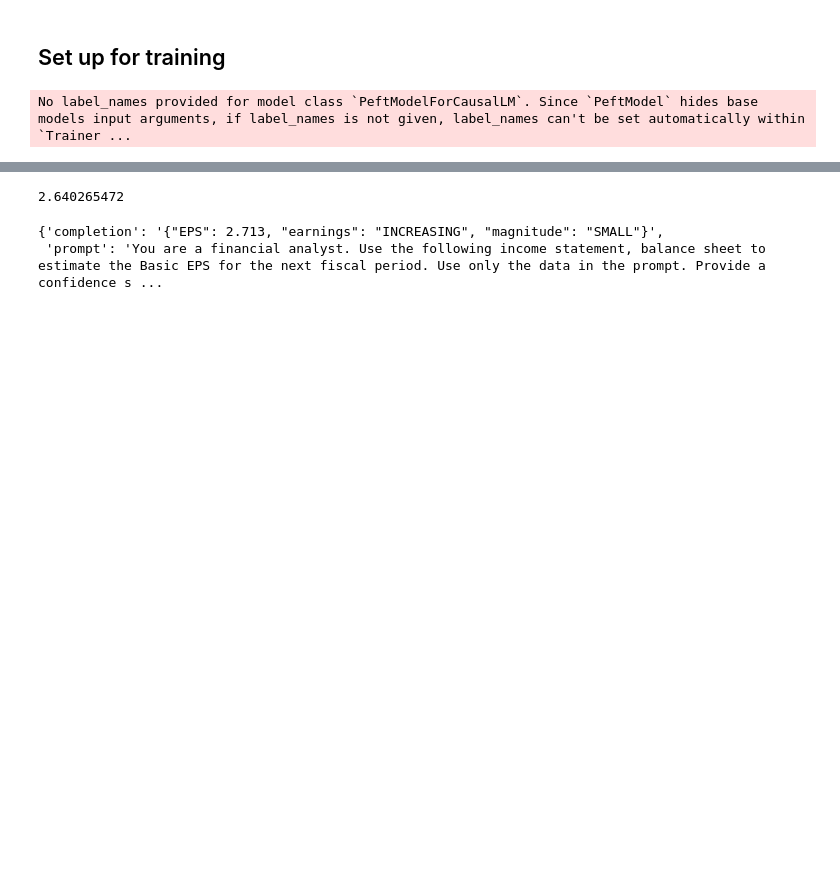
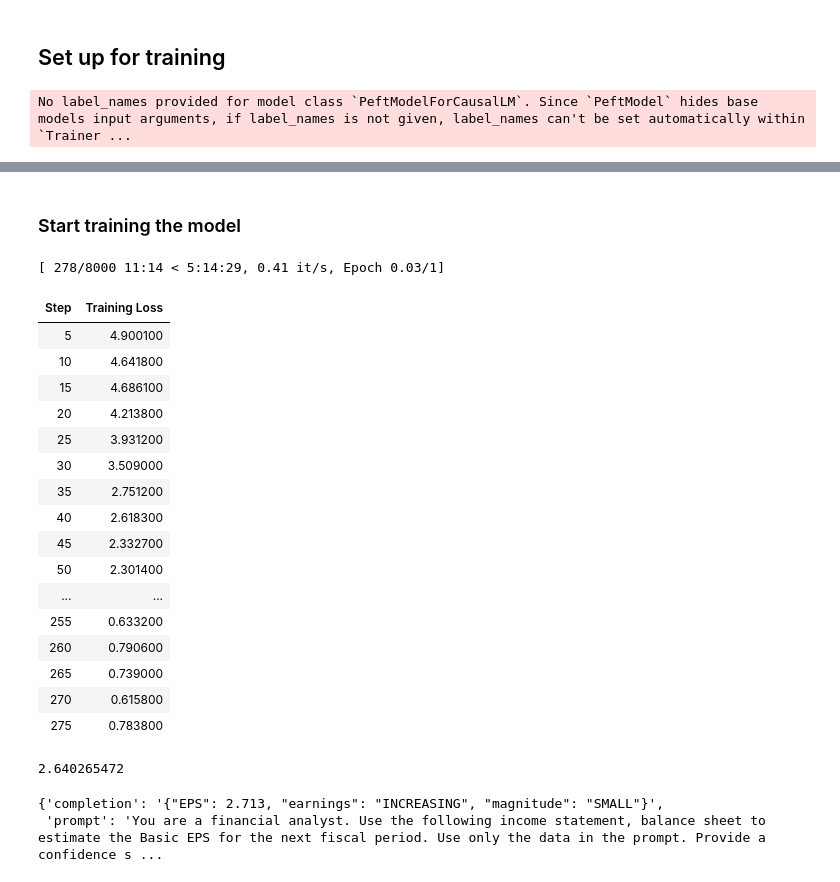
Before and after one commit to bmc-eng/LLMFinancialAnalyst, a Jupyter notebook: 03 - Finetuning Open Source.ipynb, the cells around one changed output, grey strips where cells are left out. Cells and saved outputs as stored; diff of their text form; code cells hidden in the pictures; blank space fills up the shorter version.

```diff
--- a/03 - Finetuning Open Source.ipynb
+++ b/03 - Finetuning Open Source.ipynb
@@ -179,14 +183,24 @@ model.generation_config.pad_token_id = tokenizer.pad_token_id
 # %%
 # mask the majority of the prompt for estimating
 from trl import DataCollatorForCompletionOnlyLM
-template = "confidence: "
-collator = DataCollatorForCompletionOnlyLM(tokenizer.encode(template, add_special_tokens = False)[2:], tokenizer=tokenizer)
+template = "The next period EPS is:"
+#collator = DataCollatorForCompletionOnlyLM(tokenizer.encode(template, add_special_tokens = False)[2:], tokenizer=tokenizer)
+collator = DataCollatorForCompletionOnlyLM(template, tokenizer=tokenizer)
 # %%
+# lora_parameters = LoraConfig(
+#     lora_alpha = 8,
+#     lora_dropout = 0.1,
+#     target_modules = ['q_proj','v_proj','k_proj', 'o_proj'],
+#     r = 4,
+#     bias = 'none',
+#     task_type = 'CAUSAL_LM'
+# )
+
 lora_parameters = LoraConfig(
-    lora_alpha = 8,
+    lora_alpha = 16,
     lora_dropout = 0.1,
     target_modules = ['q_proj','v_proj','k_proj', 'o_proj'],
-    r = 4,
+    r = 8,
     bias = 'none',
     task_type = 'CAUSAL_LM'
 )
@@ -210,11 +224,11 @@ train_parameters = SFTConfig(
     max_steps=-1,
     push_to_hub=False,
     save_strategy="steps",
-    max_seq_length=3000,
+    max_seq_length=4000,
     dataset_text_field='prompt',
     group_by_length=True,
     run_name='Earnings',
-    remove_unused_columns=False,
+    #label_names=['labels']
 )
 # %%
 fine_tuning = SFTTrainer(
@@ -241,5 +255,26 @@ len(tokens)
+# %% [markdown]
+### Start training the model
 # %%
-#fine_tuning.train()
+fine_tuning.train()
+# %% [output]
+[ 278/8000 11:14 < 5:14:29, 0.41 it/s, Epoch 0.03/1]
+| Step | Training Loss |
+| 5 | 4.900100 |
+| 10 | 4.641800 |
+| 15 | 4.686100 |
+| 20 | 4.213800 |
+| 25 | 3.931200 |
+| 30 | 3.509000 |
+| 35 | 2.751200 |
+| 40 | 2.618300 |
+| 45 | 2.332700 |
+| 50 | 2.301400 |
+| ... | ... |
+| 255 | 0.633200 |
+| 260 | 0.790600 |
+| 265 | 0.739000 |
+| 270 | 0.615800 |
+| 275 | 0.783800 |
 # %%
 model.get_memory_footprint() / 1e9
 # %% [output]
```
Also changed, not shown: parts of 14 cells of this notebook, 5 other files.
